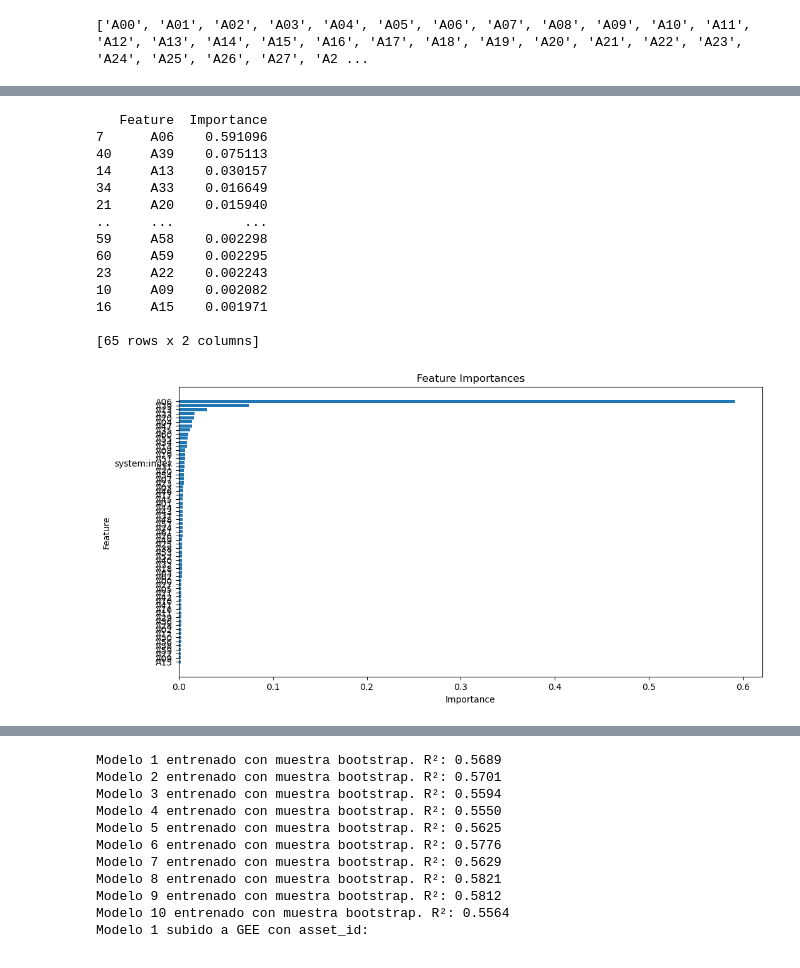
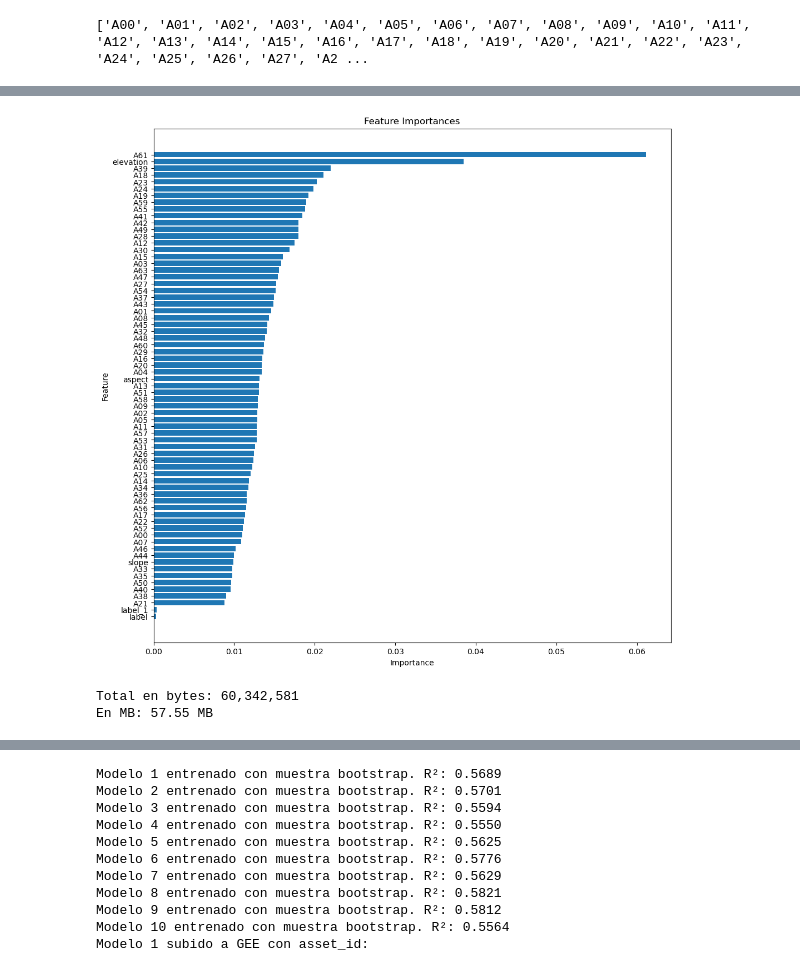
Before and after one commit to FacuBoladeras/BiomassEstimate, a Jupyter notebook: Notebooks/ModelGEE.ipynb, the cells around one changed output, grey strips where cells are left out. Drawn from its saved outputs; the diff is of its cells as text; code cells hidden in the pictures.

```diff
--- a/Notebooks/ModelGEE.ipynb
+++ b/Notebooks/ModelGEE.ipynb
@@ -89,13 +117,13 @@ memory usage: 1005.9+ KB
 # %%
-# def remove_outliers(df, column_name):
+def remove_outliers(df, column_name):
 
-#     mean = df[column_name].mean()
-#     std_dev = df[column_name].std()
-#     threshold = 2 * std_dev
-#     condition = (df[column_name] >= (mean - threshold)) & (df[column_name] <= (mean + threshold))
-#     df_filtered = df[condition]
+    mean = df[column_name].mean()
+    std_dev = df[column_name].std()
+    threshold = 3 * std_dev
+    condition = (df[column_name] >= (mean - threshold)) & (df[column_name] <= (mean + threshold))
+    df_filtered = df[condition]
 
-#     return df_filtered
+    return df_filtered
 
-# df_filtered_remove = remove_outliers(df_filtered, "agbd")
-# df_filtered_remove.info()
+df_filtered_remove = remove_outliers(combined_df, "rh98")
+df_filtered_remove.info()
@@ -106,8 +152,8 @@ memory usage: 1005.9+ KB
 def drop_columns(df, columns_to_drop):
     return df.drop(columns=columns_to_drop)
 
-columns_to_drop = ['.geo']
-df_modified = drop_columns(combined_df, columns_to_drop)
+columns_to_drop = ['.geo','system:index','label_1']
+df_modified = drop_columns(df_filtered_remove, columns_to_drop)
 df_modified.info()
 # %% [output]
 <class 'pandas.core.frame.DataFrame'>
@@ -165,6 +234,6 @@ df_reduce = df_modified[features]
 # %%
-y = df_reduce['agbd']
-X = df_reduce.drop(columns=['agbd'])
+y = df_modified['rh98']
+X = df_modified.drop(columns=['rh98'])
 
 X.info()
 # %% [output]
@@ -216,6 +320,6 @@ X_train, X_test, y_train, y_test = train_test_split(X, y, test_size=0.25, random
 # %%
 import numpy as np
-rf = RandomForestRegressor(bootstrap= True, max_depth= 5, min_samples_leaf= 1, min_samples_split= 2, n_estimators= 100, random_state=42)
+rf = RandomForestRegressor(max_depth= None, min_samples_leaf= 1, min_samples_split= 2, n_estimators= 200, random_state=42)
 
 rf.fit(X_train, y_train)
 
@@ -267,38 +371,26 @@ plt.show()
 # %%
 import matplotlib.pyplot as plt
 
-feature_importances = rf.feature_importances_
+feature_importances = best_rf.feature_importances_
 
 # Crear un DataFrame para organizar las importancias de las características
 feature_importances_df = pd.DataFrame({
     'Feature': X_train.columns,
     'Importance': feature_importances
 })
 
 # Ordenar el DataFrame por importancia
 feature_importances_df = feature_importances_df.sort_values(by='Importance', ascending=False)
-print(feature_importances_df)
+feature_importances_df
 
-plt.figure(figsize=(12, 6))
+plt.figure(figsize=(12, 12))
 plt.barh(feature_importances_df['Feature'], feature_importances_df['Importance'])
 plt.xlabel('Importance')
 plt.ylabel('Feature')
 plt.title('Feature Importances')
 plt.gca().invert_yaxis()
 plt.show()
+
+band_list = ['A20','A14','A48','A36','A04','A29','A38','A40','elevation','aspect', 'slope']
 # %% [output]
-   Feature  Importance
-7      A06    0.591096
-40     A39    0.075113
-14     A13    0.030157
-34     A33    0.016649
-21     A20    0.015940
-..     ...         ...
-59     A58    0.002298
-60     A59    0.002295
-23     A22    0.002243
-10     A09    0.002082
-16     A15    0.001971
-
-[65 rows x 2 columns]
-[figure, old version]
+[figure, new version]
@@ -327,3 +402,12 @@ trees = ml.rf_to_strings(rf, band_list, output_mode='regression')
+# %%
+import sys
+
+total_bytes = sys.getsizeof(trees) + sum(sys.getsizeof(s) for s in trees)
+print(f"Total en bytes: {total_bytes:,}")
+print(f"En MB: {total_bytes / (1024**2):.2f} MB")
+# %% [output]
+Total en bytes: 60,342,581
+En MB: 57.55 MB
 # %%
 # create a ee classifier to use with ee objects from the trees
 # ee_classifier = ml.strings_to_classifier(trees)
```
Also changed, not shown: parts of 19 cells of this notebook, 7 other files.
